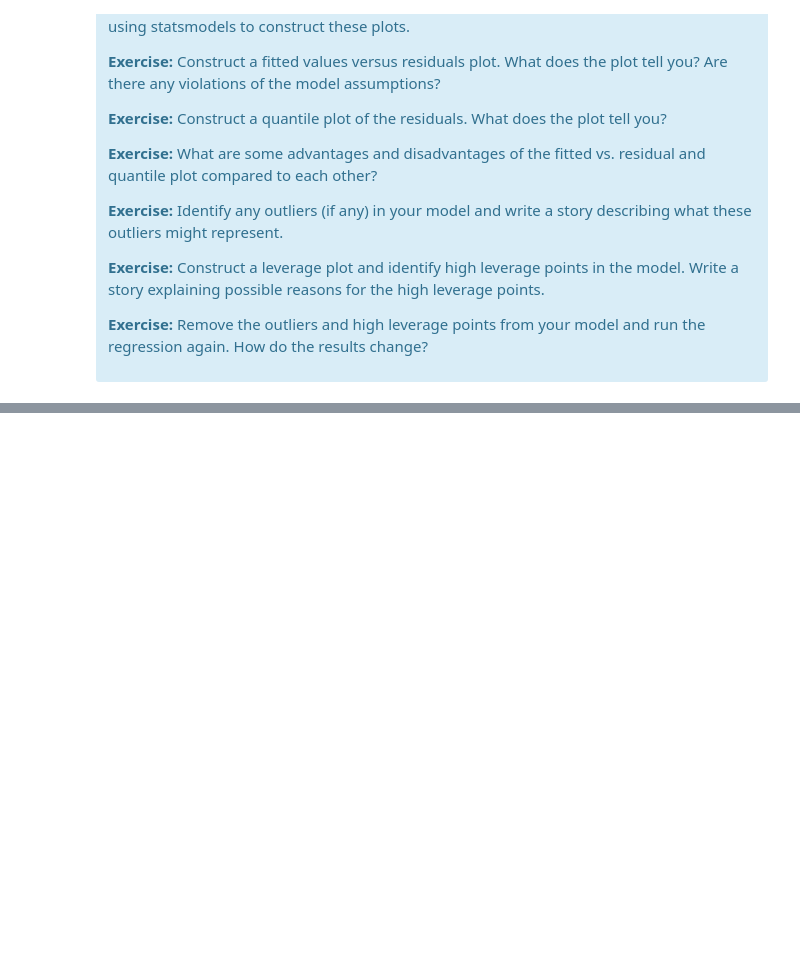
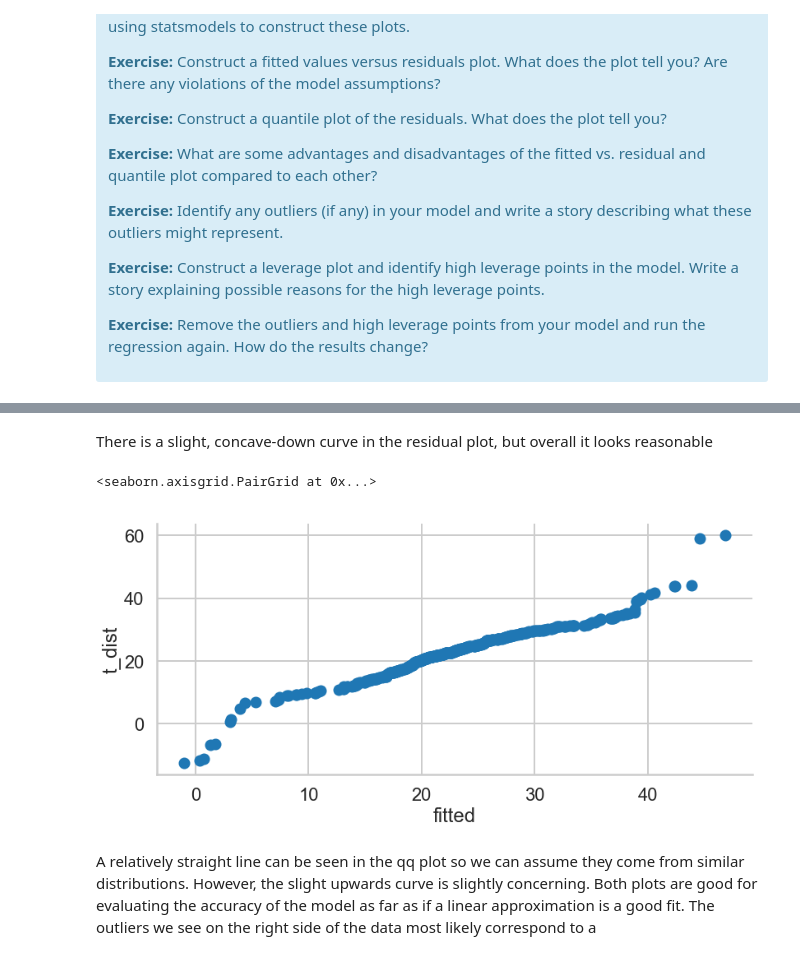
Before and after one commit to coopercunliffe/Springboard, a Jupyter notebook: linear_regression/Mini_Project_Linear_Regression.ipynb, the cells around one changed output, grey strips where cells are left out. Drawn from its saved outputs; the diff is of its cells as text; code cells hidden in the pictures; blank space fills up the shorter version.

```diff
--- a/linear_regression/Mini_Project_Linear_Regression.ipynb
+++ b/linear_regression/Mini_Project_Linear_Regression.ipynb
@@ -869,0 +902,12 @@ There are some other issues that are important investigate with linear regressio
+# %% [markdown]
+There is a slight, concave-down curve in the residual plot, but overall it looks reasonable
+# %%
+# Qunatile (Q-Q) plot
+import scipy.stats as stats
+import seaborn_qqplot as sqp
+sqp.qqplot(bos, 'fitted', stats.t, height=6, aspect=2)
+# %% [output]
+<seaborn.axisgrid.PairGrid at 0x...>
+[figure, added]
+# %% [markdown]
+A relatively straight line can be seen in the qq plot so we can assume they come from similar distributions. However, the slight upwards curve is slightly concerning. Both plots are good for evaluating the accuracy of the model as far as if a linear approximation is a good fit. The outliers we see on the right side of the data most likely correspond to a
```
Also changed, not shown: parts of 13 cells of this notebook, 27 other files.
